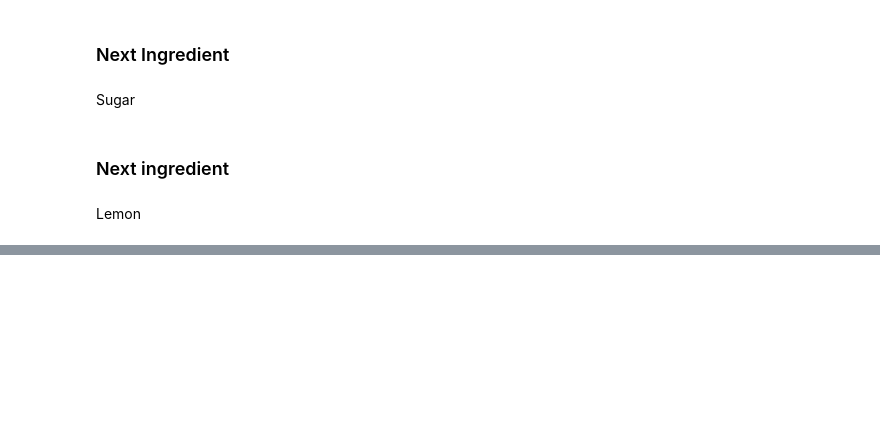
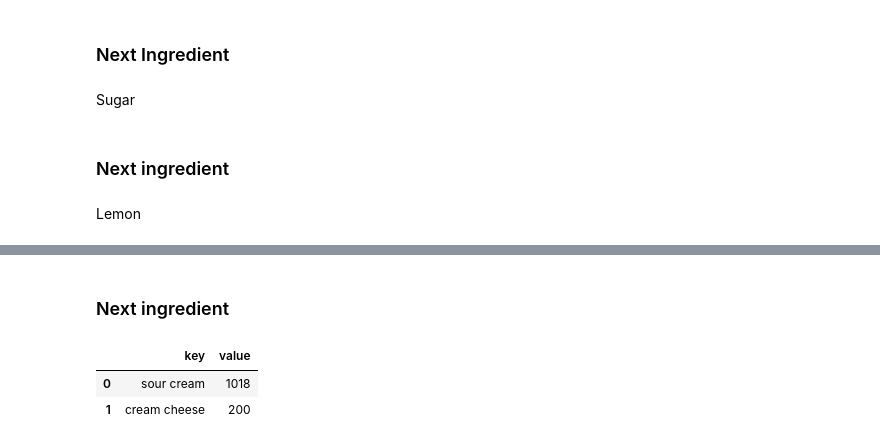
Before and after one commit to PersonalProjects-YassineXHedi/RecipeGenerator, a Jupyter notebook: data_view.ipynb, the cells around one changed output, grey strips where cells are left out. Cells and saved outputs as stored; diff of their text form; code cells hidden in the pictures; blank space fills up the shorter version.

Commit message:
filtered ingredients

```diff
--- a/data_view.ipynb
+++ b/data_view.ipynb
@@ -475,0 +782,12 @@ elem_and_count_df.head(100)
+# %%
+keywords =['chicken']
+
+exceptions = ['chicken broth','chicken stock','chicken-flavored ramen noodles','reduced-sodium chicken broth','chicken rice pilaf mix']
+
+df_39 = replace_df_ingredients_with_keywords(keywords, exceptions, df_38)
+
+ingredients_with_keywords = get_all_diff_ingredients_with_keyword_df('chicken',df_39)
+
+elem_and_count_dict = elem_counter_list(ingredients_with_keywords)
+
+elem_and_count_df = pd.DataFrame(list(elem_and_count_dict.items()), columns=['key', 'value'])
@@ -475,0 +810,37 @@ elem_and_count_df.head(100)
+# %% [markdown]
+### Next ingredient
+# %%
+ingredients_with_keywords = get_all_diff_ingredients_with_keyword_df('cream',df_40)
+
+elem_and_count_dict = elem_counter_list(ingredients_with_keywords)
+
+elem_and_count_df = pd.DataFrame(list(elem_and_count_dict.items()), columns=['key', 'value'])
+# %%
+less_used_ingredients = get_elem_from_df_from_start_index(4, elem_and_count_df)
+
+df_41 = get_df_filtered_without_list_ingredients(less_used_ingredients, df_40)
+
+ingredients_with_keywords = get_all_diff_ingredients_with_keyword_df('cream',df_41)
+
+elem_and_count_dict = elem_counter_list(ingredients_with_keywords)
+
+elem_and_count_df = pd.DataFrame(list(elem_and_count_dict.items()), columns=['key', 'value'])
+# %%
+replacement_dict = {
+    'low-fat sour cream':'sour cream',
+    'light sour cream':'sour cream'
+}
+
+df_42 = replace_old_ingredients_with_new_df(replacement_dict, df_41)
+
+ingredients_with_keywords = get_all_diff_ingredients_with_keyword_df('cream',df_42)
+
+elem_and_count_dict = elem_counter_list(ingredients_with_keywords)
+
+elem_and_count_df = pd.DataFrame(list(elem_and_count_dict.items()), columns=['key', 'value'])
+# %%
+elem_and_count_df.head(250)
+# %% [output]
+|  | key | value |
+| 0 | sour cream | 1018 |
+| 1 | cream cheese | 200 |
```
Also changed, not shown: parts of 41 cells of this notebook.
